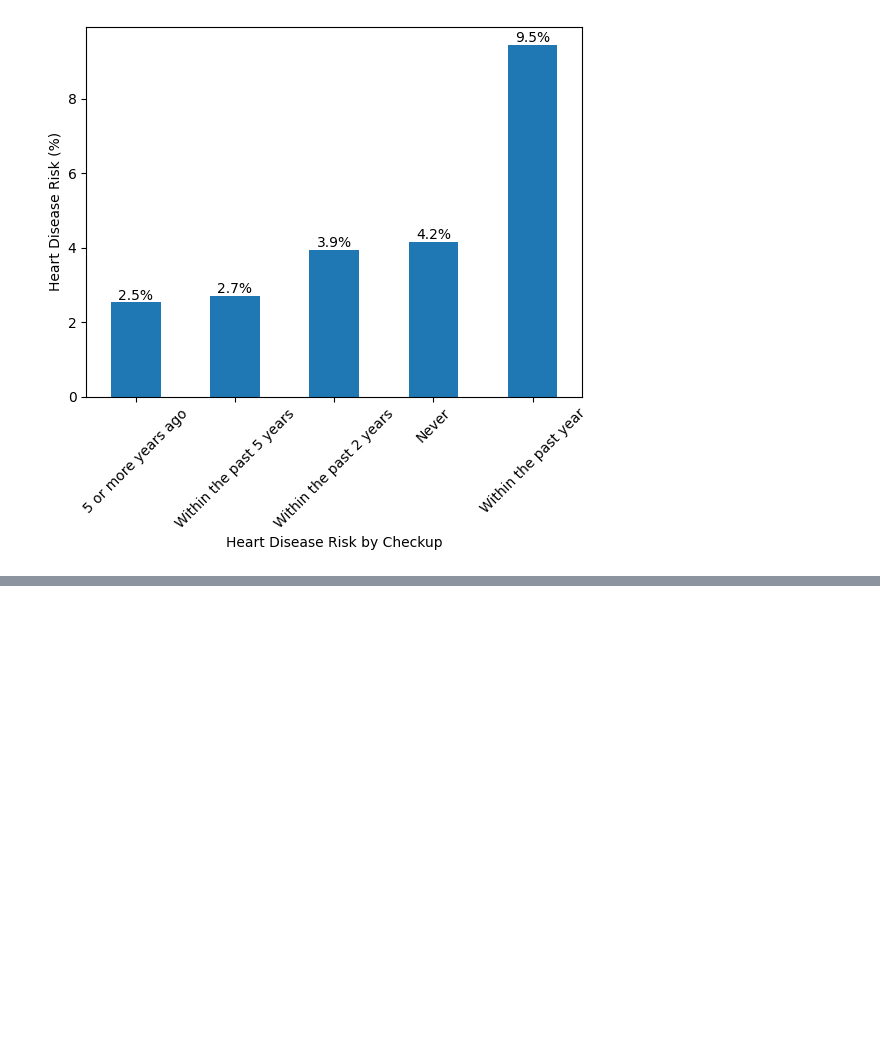
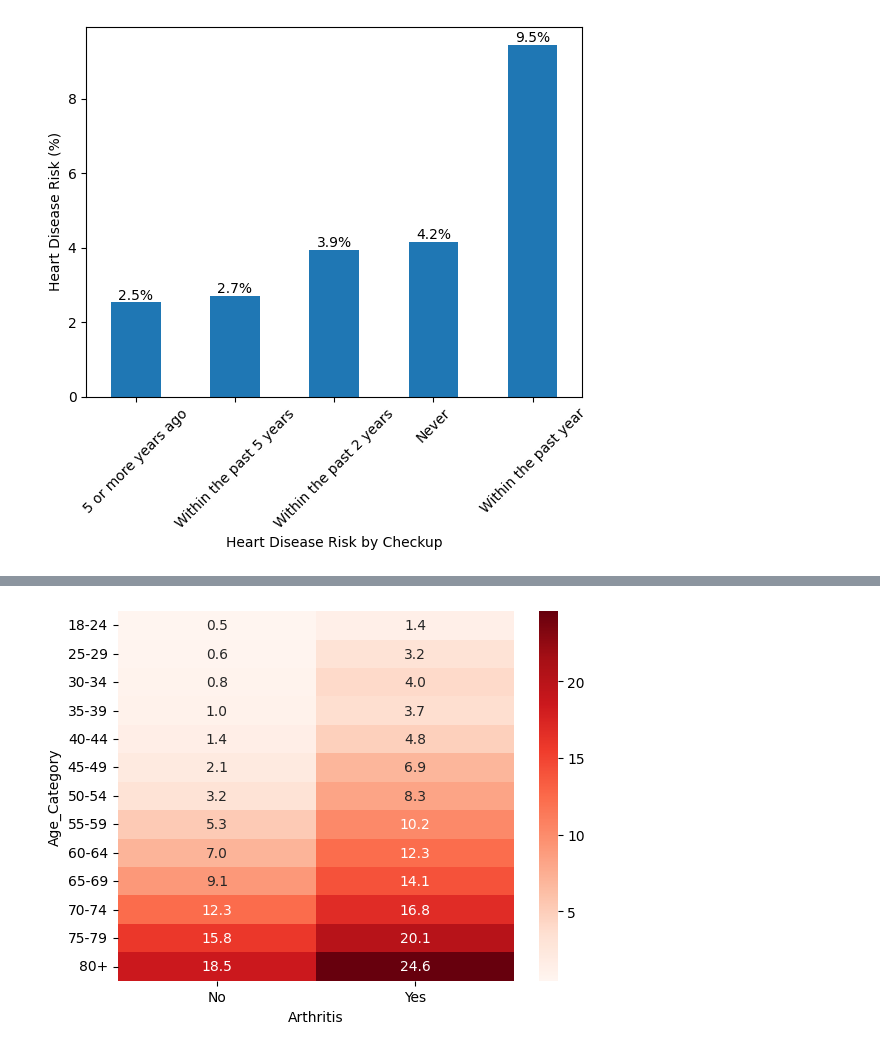
Before and after one commit to its-rhasil/cardio-risk, a Jupyter notebook: notebooks/03_eda.ipynb, the cells around one changed output, grey strips where cells are left out. Cells and saved outputs as stored; diff of their text form; code cells hidden in the pictures; blank space fills up the shorter version.

```diff
--- a/notebooks/03_eda.ipynb
+++ b/notebooks/03_eda.ipynb
@@ -133,0 +170,4 @@ for feature, rotation in preventive_health.items():
+# %%
+multivariate_risk("Arthritis")
+# %% [output]
+[figure, added]
```
Also changed, not shown: parts of 10 cells of this notebook, 1 other file.
